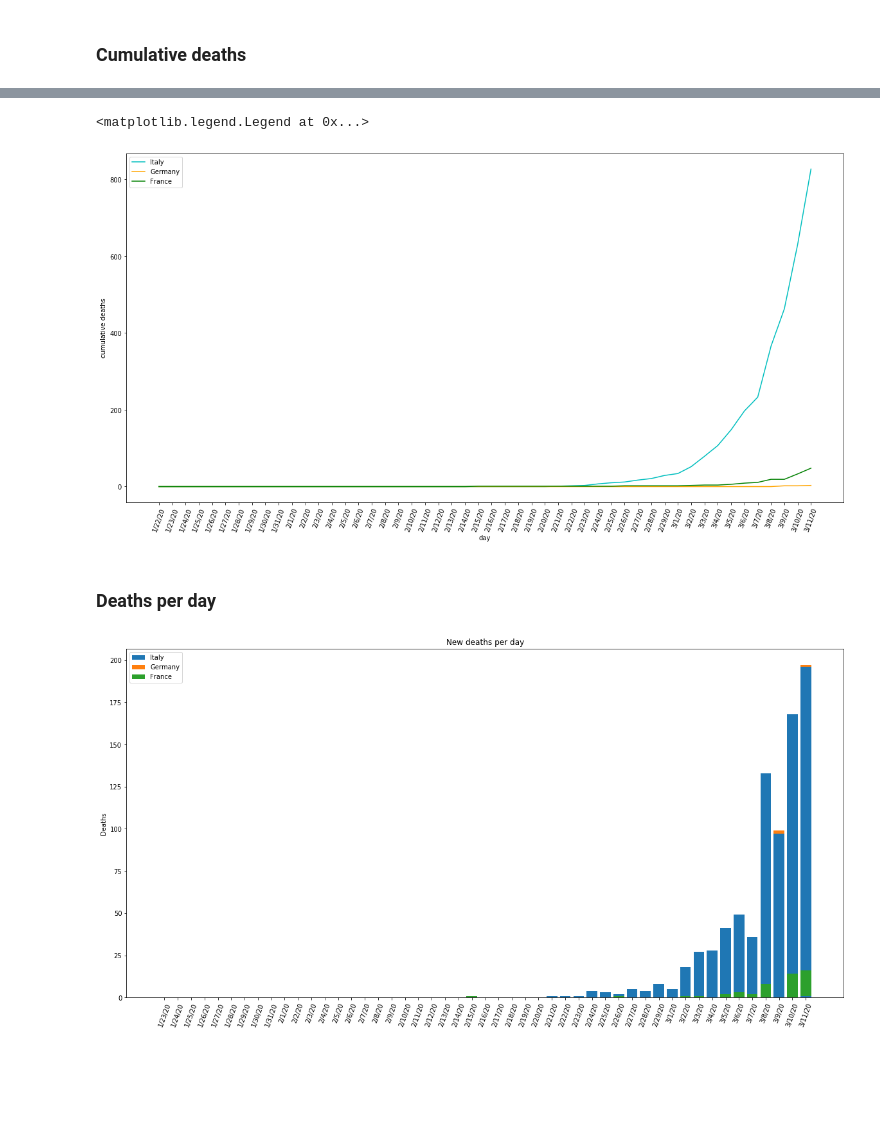
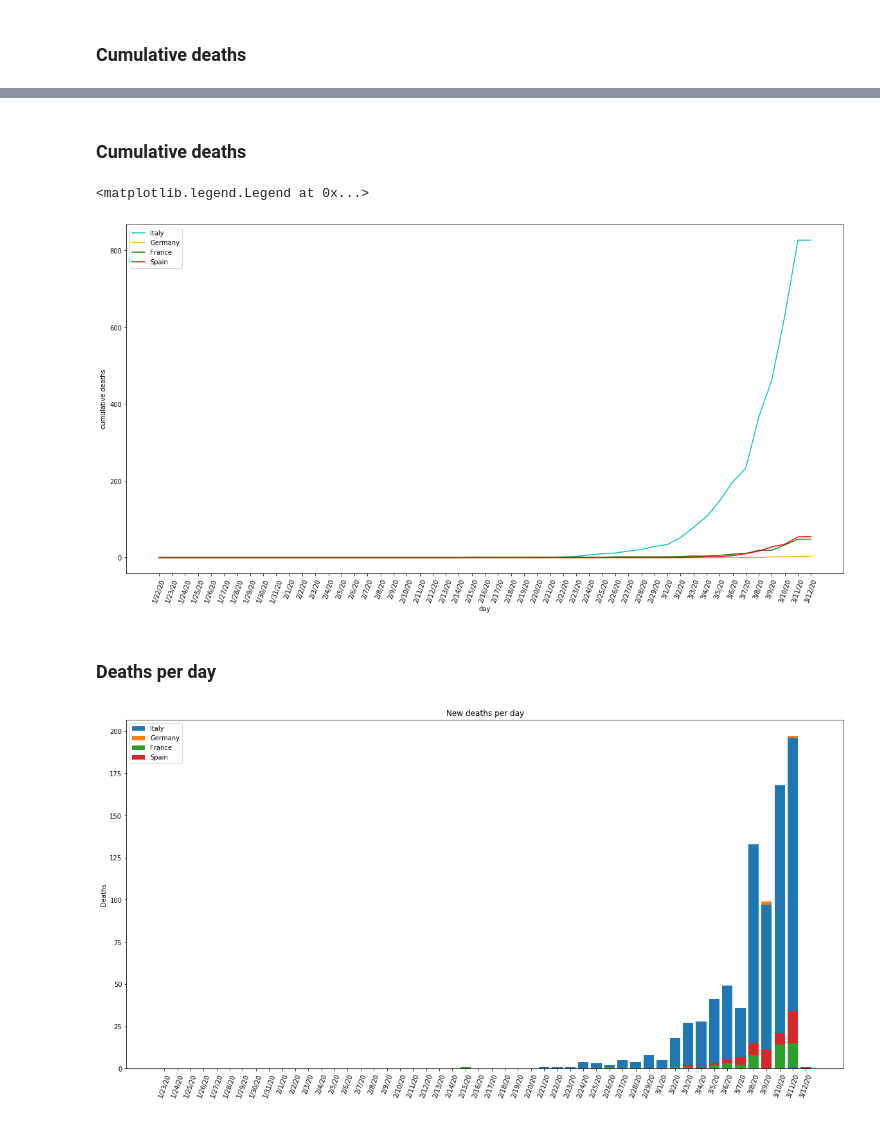
Before and after one commit to luigiselmi/datascience, a Jupyter notebook: python/covid19-monitoring-notebook.ipynb, the cells around one changed output, grey strips where cells are left out. Saved outputs shown, nothing was run; the diff lists cells and outputs as text; code cells hidden in the pictures; blank space fills up the shorter version.

Commit message:
added spain and population data from eurostat

```diff
--- a/python/covid19-monitoring-notebook.ipynb
+++ b/python/covid19-monitoring-notebook.ipynb
@@ -173,2 +250,5 @@ plt.legend((pi_italy[0], pi_germany[0], pi_france[0]),['Italy','Germany', 'Franc
 # %% [markdown]
 ### Cumulative deaths
+# %%
+cumulative_deaths_spain = deaths[deaths['Country/Region'] == 'Spain'].T[4:]
+cumulative_deaths_spain.T # show the data in a row
@@ -174,0 +262,2 @@ plt.legend((pi_italy[0], pi_germany[0], pi_france[0]),['Italy','Germany', 'Franc
+# %%
+deaths_per_day_spain = [cumulative_deaths_spain.values[i + 1][0] - cumulative_deaths_spain.values[i][0] for i in range(0,days.size - 1)]
@@ -175,3 +300,5 @@ plt.legend((pi_italy[0], pi_germany[0], pi_france[0]),['Italy','Germany', 'Franc
+# %% [markdown]
+### Cumulative deaths
 # %%
 # add labels
 plt.xlabel("day")
@@ -181,22 +308,24 @@ plt.xticks(rotation=70)
 pd_italy = plt.plot(cumulative_deaths_italy, label='Italy', color='c')
 pd_germany = plt.plot(cumulative_deaths_germany, label='Germany', color='orange')
 pd_france = plt.plot(cumulative_deaths_france, label='France', color='green')
+pd_spain = plt.plot(cumulative_deaths_spain, label='Spain', color='red')
 # add legend
-plt.legend((pd_italy[0], pd_germany[0], pd_france[0]),['Italy','Germany', 'France'])
+plt.legend((pd_italy[0], pd_germany[0], pd_france[0], pd_spain[0]),['Italy','Germany', 'France', 'Spain'])
 # %% [output]
 <matplotlib.legend.Legend at 0x...>
-[figure, old version]
+[figure, new version]
 # %% [markdown]
 ### Deaths per day
 # %%
 fig, ax = plt.subplots()
 plt.ylabel('Deaths')
 plt.title('New deaths per day')
 pi = plt.bar(days[1:days.size], deaths_per_day_italy[:days.size])
 pg = plt.bar(days[1:days.size], deaths_per_day_germany[:days.size], bottom = deaths_per_day_italy[:days.size])
 pf = plt.bar(days[1:days.size], deaths_per_day_france[:days.size], bottom = deaths_per_day_germany[:days.size])
+ps = plt.bar(days[1:days.size], deaths_per_day_spain[:days.size], bottom = deaths_per_day_france[:days.size])
 plt.xticks(rotation=70)
-plt.legend((pi[0], pg[0], pf[0]), ('Italy', 'Germany', 'France'))
+plt.legend((pi[0], pg[0], pf[0], ps[0]), ['Italy', 'Germany', 'France', 'Spain'])
 plt.show()
 # %% [output]
-[figure, old version]
+[figure, new version]
```
Also changed, not shown: parts of 49 cells of this notebook.
